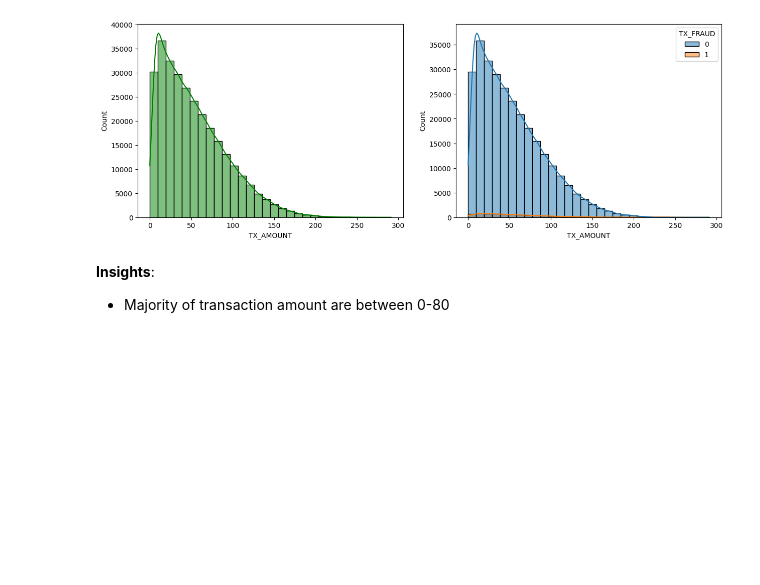
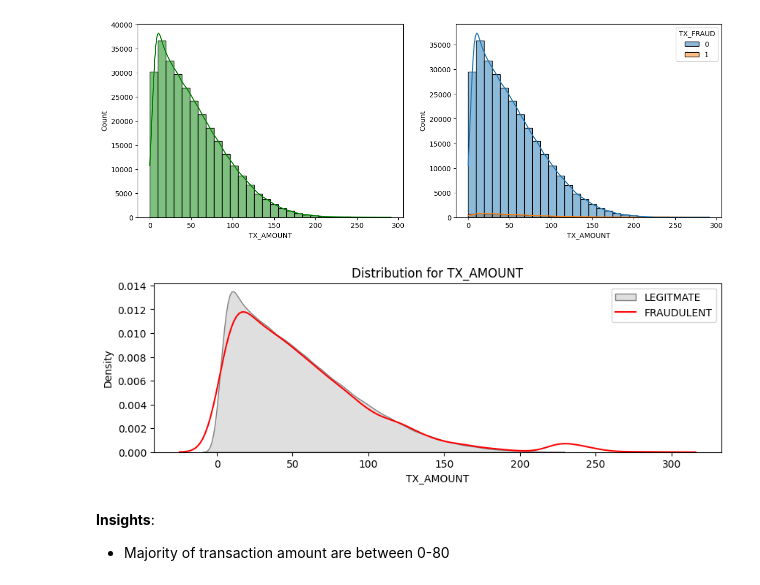
Before and after one commit to Mohwit/Credit-Card-Fraud-Detection-End2End, a Jupyter notebook: notebooks/eda.ipynb, the cells around one changed output. Drawn from its saved outputs; the diff is of its cells as text; code cells hidden in the pictures; blank space fills up the shorter version.

```diff
--- a/notebooks/eda.ipynb
+++ b/notebooks/eda.ipynb
@@ -117,6 +133,17 @@ sns.histplot(data= data, x= 'TX_AMOUNT', bins= 30, kde= True, hue= 'TX_FRAUD')
 plt.show()
 # %% [output]
 [figure]
+# %%
+def kdeplot(feature):
+    plt.figure(figsize=(10, 3))
+    plt.title("Distribution for {}".format(feature))
+    plot1 = sns.kdeplot(data[data['TX_FRAUD'] == 0][feature].dropna(), color= 'grey', label= 'FRAUD: No', fill = True)
+    plot2 = sns.kdeplot(data[data['TX_FRAUD'] == 1][feature].dropna(), color= 'Red', label= 'FRAUD: Yes')
+    plt.legend(["LEGITMATE","FRAUDULENT"],loc='upper right')
+# %%
+kdeplot('TX_AMOUNT')
+# %% [output]
+[figure, added]
 # %% [markdown]
 **Insights**:
 - Majority of transaction amount are between 0-80
```
Also changed, not shown: parts of 16 cells of this notebook, 2 other files.
